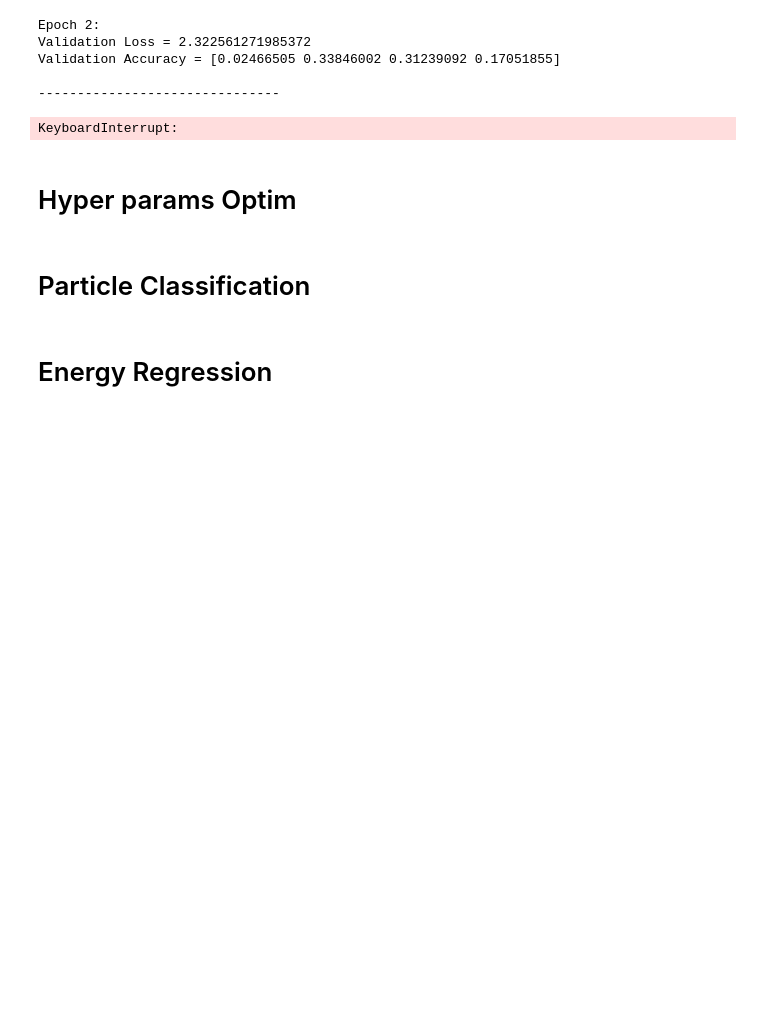
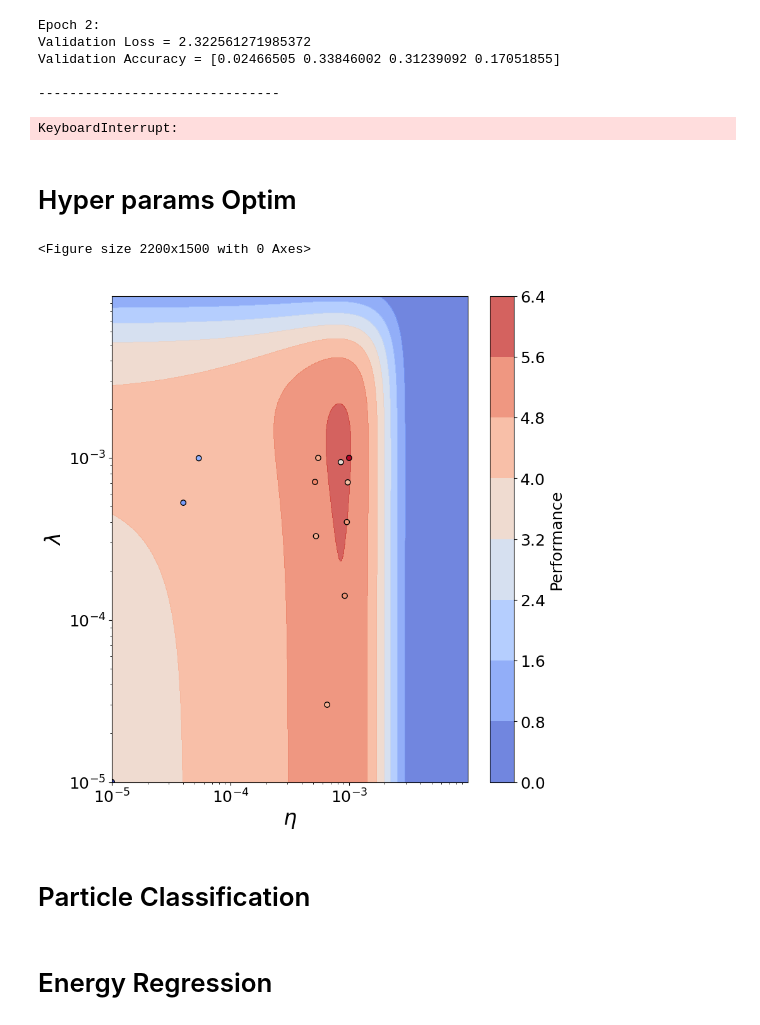
Before and after one commit to alessandrobreccia99/SNN-Cal, a Jupyter notebook: SNN/SNN.ipynb, the cells around one changed output. Cells and saved outputs as stored; diff of their text form; code cells hidden in the pictures; blank space fills up the shorter version.

```diff
--- a/SNN/SNN.ipynb
+++ b/SNN/SNN.ipynb
@@ -1084,39 +1080,62 @@ for i in range(n_iter):
     # Add sample to previous samples
     X_sample = np.vstack((X_sample, X_next))
     Y_sample = np.vstack((Y_sample, Y_next))
+# %%
+X_sample = np.array([[1.00e-03, 1.00e-03],
+       [5.16e-04, 7.11e-04],
+       [9.19e-04, 1.41e-04],
+       [9.57e-04, 4.02e-04],
+       [5.49e-04, 1.00e-03],
+       [5.26e-04, 3.29e-04],
+       [6.53e-04, 3.00e-05],
+       [9.74e-04, 7.07e-04],
+       [8.52e-04, 9.42e-04],
+       [5.40e-05, 9.96e-04],
+       [4.00e-05, 5.29e-04],
+       [1.00e-05, 1.00e-05]])
+
+Y_sample = np.array([6.304804, 5.756124, 5.648063, 5.617684, 5.505925, 5.468512,
+       5.444596, 5.361771, 5.049992, 4.319097, 4.152944, 3.636461])
 # %%
 def plot_gp_2D(gx, gy, mu, X_train, Y_train, title, i):
     plt.figure(figsize=(20,10))
     ax = plt.gcf().add_subplot(1, 2, i)
     contour = ax.contourf(gx, gy, mu.reshape(gx.shape), cmap='coolwarm', alpha=0.8)
     scatter = ax.scatter(X_train[:,0], X_train[:,1], c=Y_train, cmap='coolwarm', edgecolor='k')
-    plt.colorbar(contour, ax=ax, label='Performance')
+    cbar = plt.colorbar(contour, ax=ax)
+    cbar.set_label(label='Performance',size=18)
+    cbar.ax.tick_params(labelsize=18)
     #plt.colorbar(scatter, ax=ax, label='Training Points')
+    ax.tick_params(axis='both', which='major', labelsize=18)
     ax.set_xscale('log')
     ax.set_yscale('log')
     ax.set_title(title)
-    ax.set_xlabel('Learning rate')
-    ax.set_ylabel('Weight decay')
+    ax.set_xlabel('$\eta$', fontsize=24)
+    ax.set_ylabel('$\lambda$', fontsize=24)
+    plt.show()
 
 noise_2D = 0.1
 
 rx, ry = np.arange(1E-5, 1E-2, 1E-5), np.arange(1E-5, 1E-2, 1E-5)
 gx, gy = np.meshgrid(rx, ry)
 
 X_2D = np.c_[gx.ravel(), gy.ravel()]
 
 X_2D_train = X_sample
 Y_2D_train = Y_sample
 
 plt.figure(figsize=(22,15))
 
 rbf = RBF(length_scale= [5E-4, 5E-4], length_scale_bounds=(1E-5, 1))
 gpr = GaussianProcessRegressor(kernel=rbf, alpha=0.04)
 gpr.fit(X_sample, Y_sample)
 
 mu_s, _ = gpr.predict(X_2D, return_std=True)
 
-plot_gp_2D(gx, gy, mu_s, X_2D_train, Y_2D_train, f'Gaussian surrogate function of hyperparameters performance', 1)
+plot_gp_2D(gx, gy, mu_s, X_2D_train, Y_2D_train, f' ', 1)
+# %% [output]
+<Figure size 2200x1500 with 0 Axes>
+[figure, added]
 # %%
 # Create a DataFrame with X_sample and Y_sample
 df_samples = pd.DataFrame(X_sample, columns=['Lr', 'Weight'])
```
Also changed, not shown: parts of 8 cells of this notebook.
